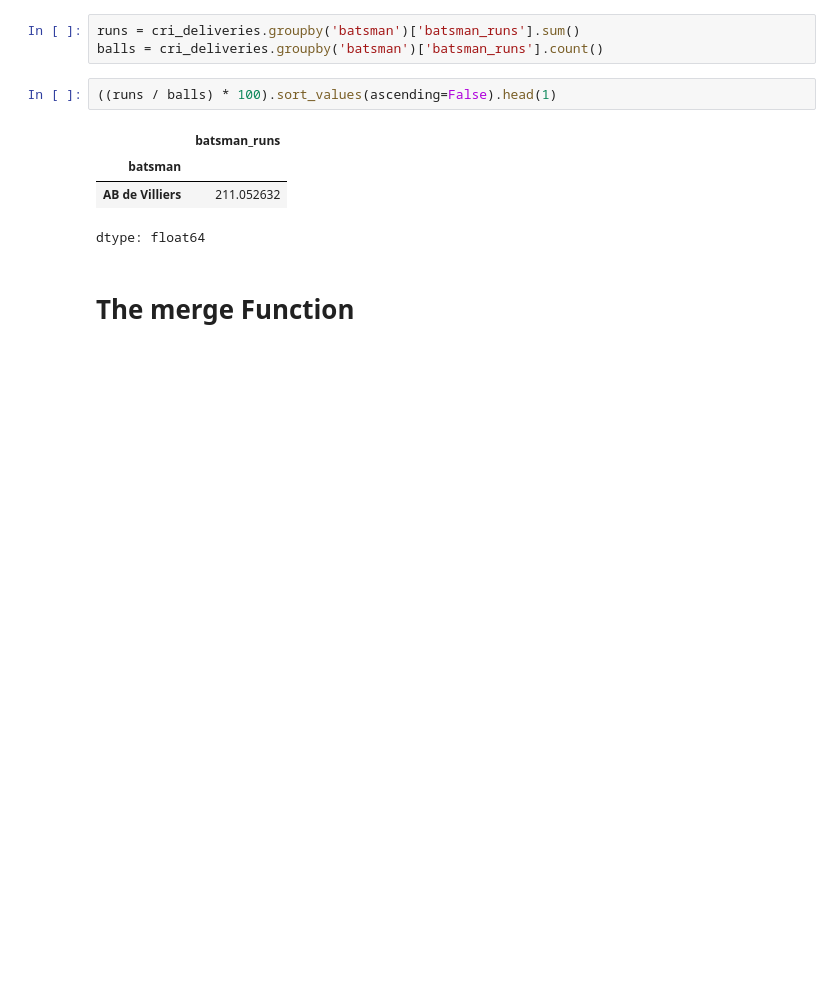
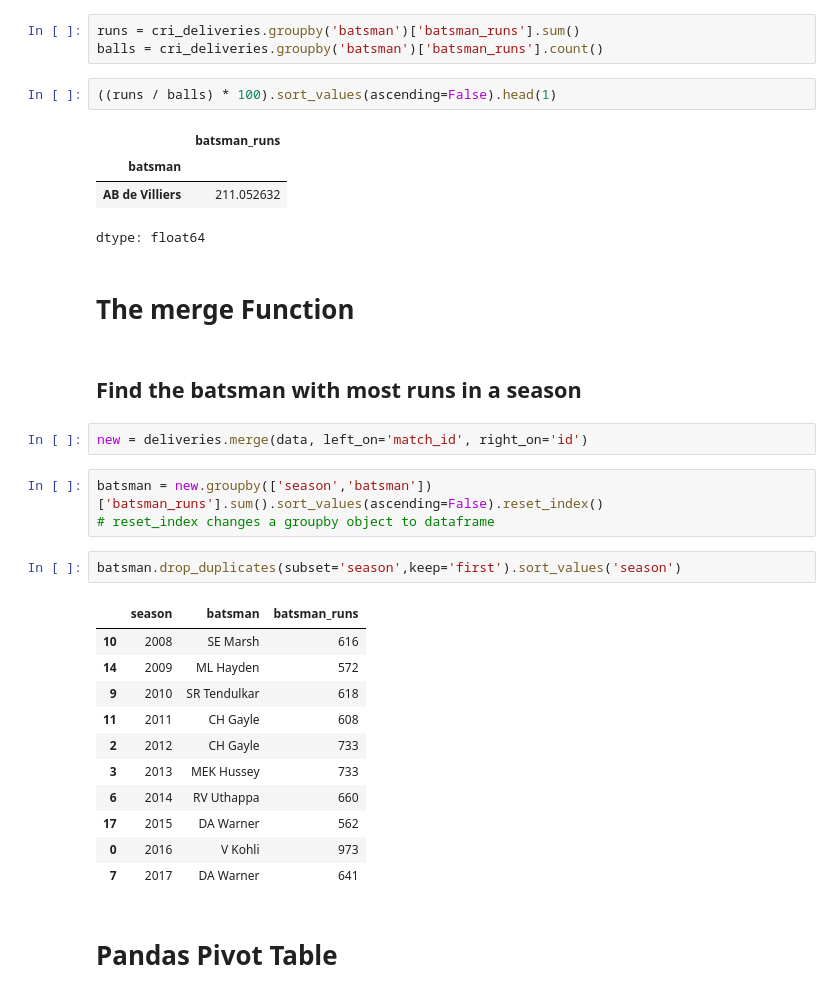
Before and after one commit to ebuillent13yadav/Pandas_Notes, a Jupyter notebook: Pandas_Turtorial.ipynb, the cells around one changed output. Drawn from its saved outputs; the diff is of its cells as text; blank space fills up the shorter version.

```diff
--- a/Pandas_Turtorial.ipynb
+++ b/Pandas_Turtorial.ipynb
@@ -525,3 +525,26 @@ balls = cri_deliveries.groupby('batsman')['batsman_runs'].count()
 dtype: float64
 # %% [markdown]
 # The merge Function
+# %% [markdown]
+## Find the batsman with most runs in a season
+# %%
+new = deliveries.merge(data, left_on='match_id', right_on='id')
+# %%
+batsman = new.groupby(['season','batsman'])['batsman_runs'].sum().sort_values(ascending=False).reset_index()
+# reset_index changes a groupby object to dataframe
+# %%
+batsman.drop_duplicates(subset='season',keep='first').sort_values('season')
+# %% [output]
+|  | season | batsman | batsman_runs |
+| 10 | 2008 | SE Marsh | 616 |
+| 14 | 2009 | ML Hayden | 572 |
+| 9 | 2010 | SR Tendulkar | 618 |
+| 11 | 2011 | CH Gayle | 608 |
+| 2 | 2012 | CH Gayle | 733 |
+| 3 | 2013 | MEK Hussey | 733 |
+| 6 | 2014 | RV Uthappa | 660 |
+| 17 | 2015 | DA Warner | 562 |
+| 0 | 2016 | V Kohli | 973 |
+| 7 | 2017 | DA Warner | 641 |
+# %% [markdown]
+# Pandas Pivot Table
```
